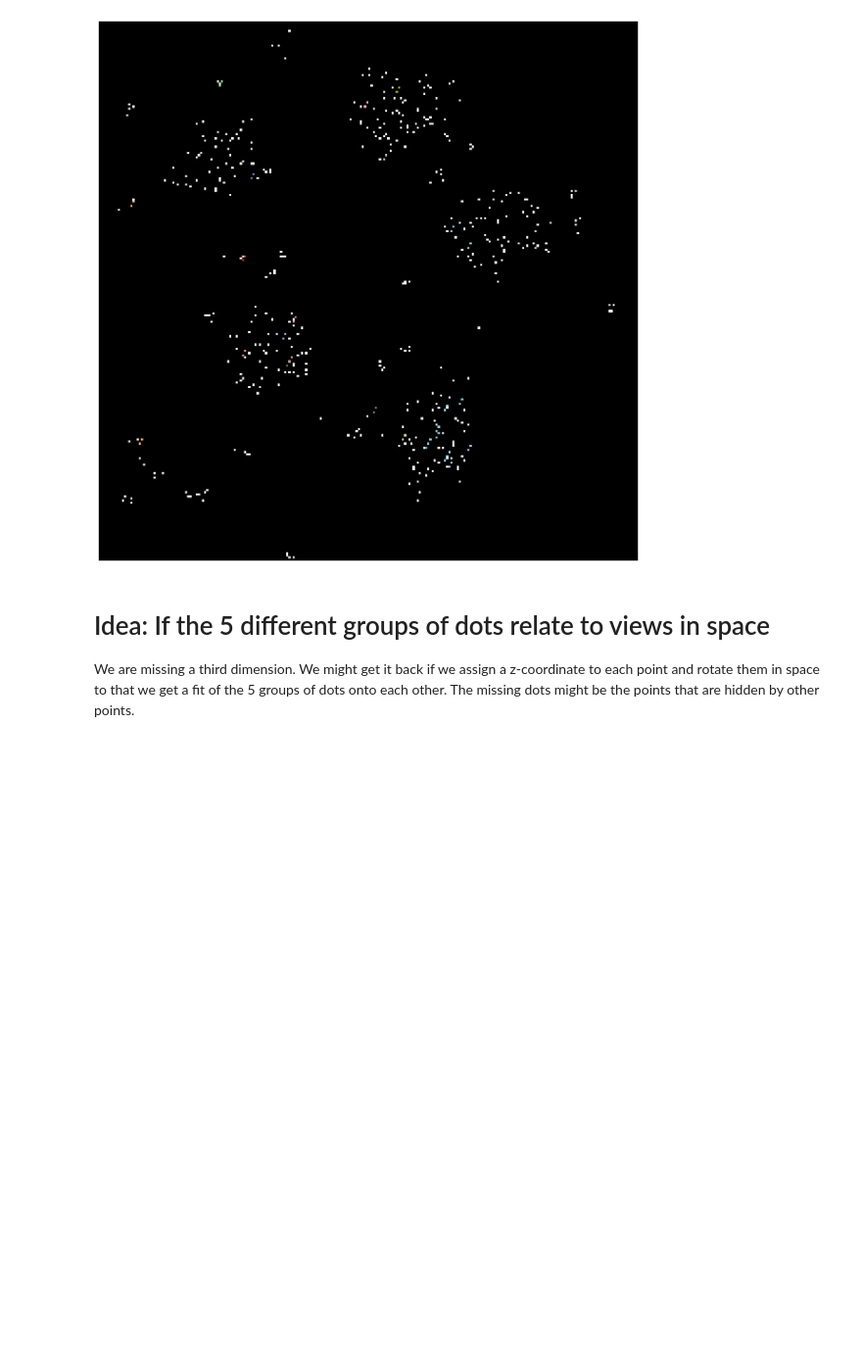
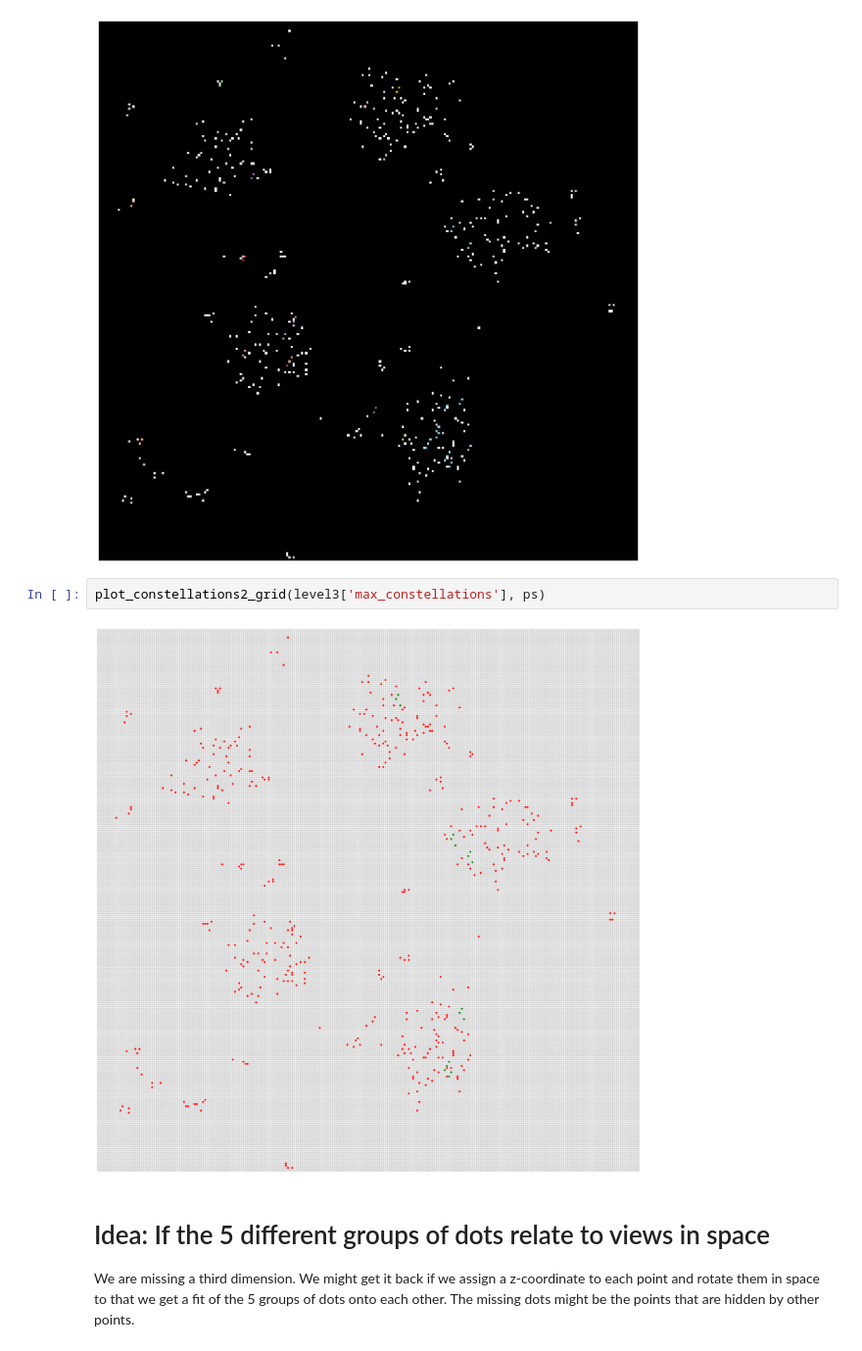
Before and after one commit to HaukeBartsch/sign_in_space, a Jupyter notebook: analysis.ipynb, the cells around one changed output. Shown at 98% size. Drawn from its saved outputs; the diff is of its cells as text; blank space fills up the shorter version.

```diff
--- a/analysis.ipynb
+++ b/analysis.ipynb
@@ -323,6 +391,10 @@ plot_constellations2(level3['max_constellations'], ps)
 plot_constellations2(level2['max_constellations'], ps)
 # %% [output]
 [figure]
+# %%
+plot_constellations2_grid(level3['max_constellations'], ps)
+# %% [output]
+[figure, added]
 # %% [markdown]
 # Idea: If the 5 different groups of dots relate to views in space
 
```
Also changed, not shown: parts of 2 cells of this notebook.
